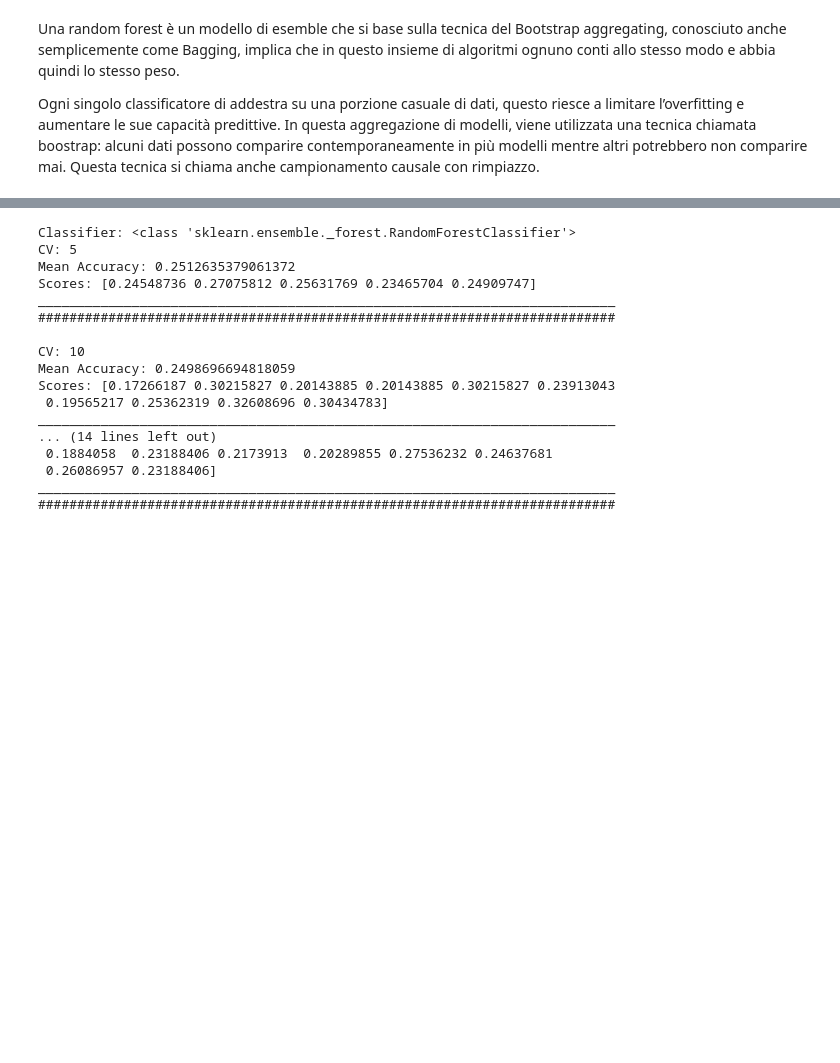
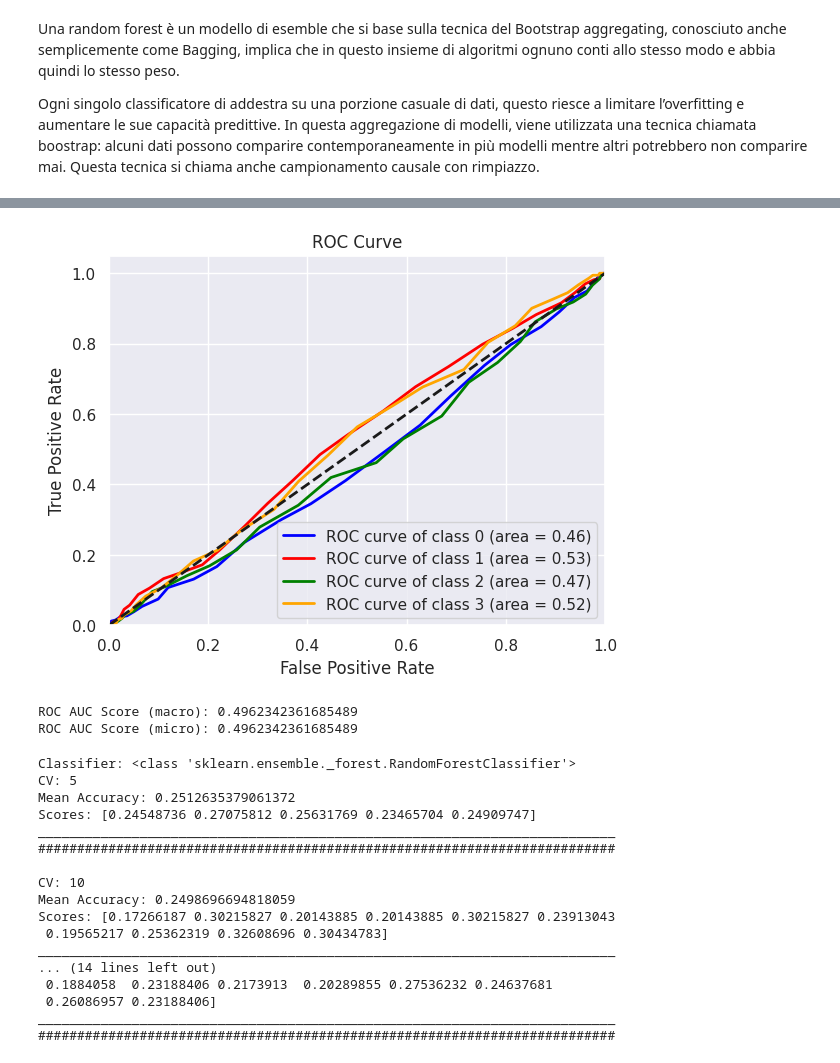
Before and after one commit to kozen88/HCV_DM23, a Jupyter notebook: Addestramento_modelli_di_esemble.ipynb, the cells around one changed output, grey strips where cells are left out. Drawn from its saved outputs; the diff is of its cells as text; code cells hidden in the pictures; blank space fills up the shorter version.

```diff
--- a/Addestramento_modelli_di_esemble.ipynb
+++ b/Addestramento_modelli_di_esemble.ipynb
@@ -10,6 +10,6 @@ import numpy as np
 import seaborn as sb
 sb.set()
 # %%
-df = pd.read_csv('HCV-Egy-Data.csv', delimiter=',')
+df = pd.read_csv('HCV_ImputerMean.csv', delimiter=',')
 print(df)
 # %% [output]
@@ -69,3 +205,13 @@ Accurancy mediata su i 10 fold fatti: 0.24257637368366178
+# %%
+# Istanziazione di un modello random forest
+clf_RFt2 = RandomForestClassifier(n_estimators=100, random_state=42)
+
+# plotta la curva del roc_auc_score
+evaluate_roc_auc(clf_RFt2, X, y)
+# %% [output]
+[figure, added]
+ROC AUC Score (macro): 0.4962342361685489
+ROC AUC Score (micro): 0.4962342361685489
 # %%
 # creiamo questa funzione di addestramento per automatizzare i nostri esperimenti
 def evaluate_classifiers(cv_values, classifiers, X, y):
```
Also changed, not shown: parts of 19 cells of this notebook.
